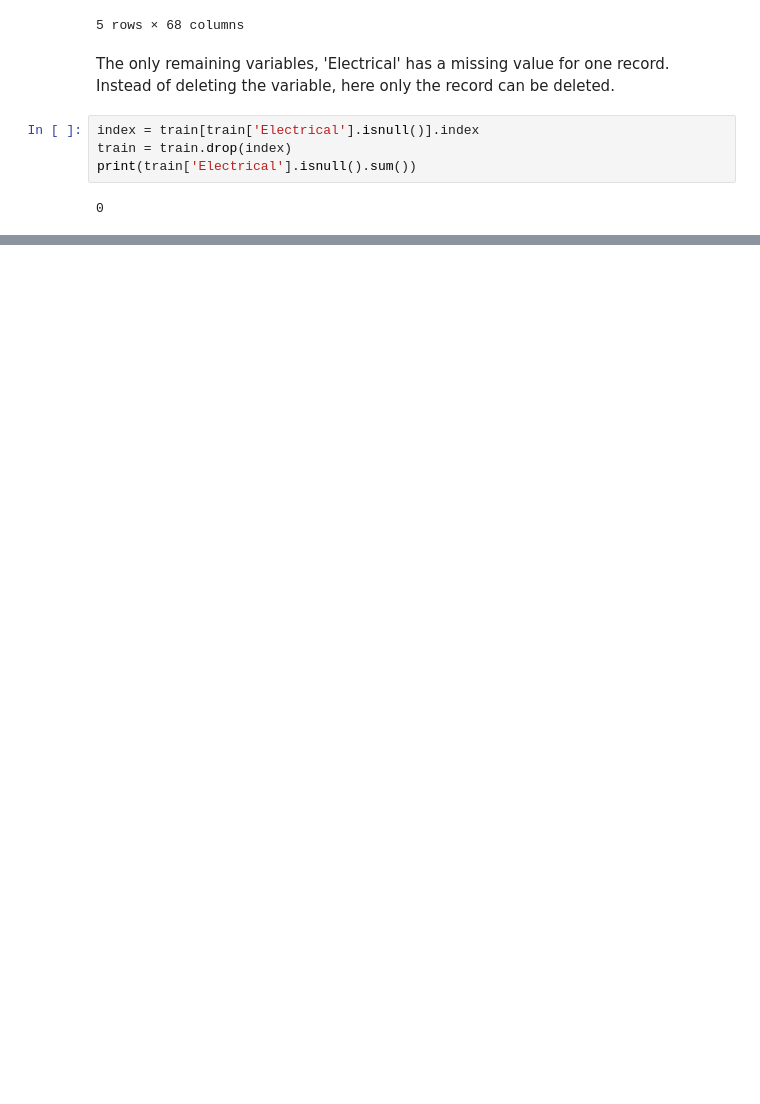
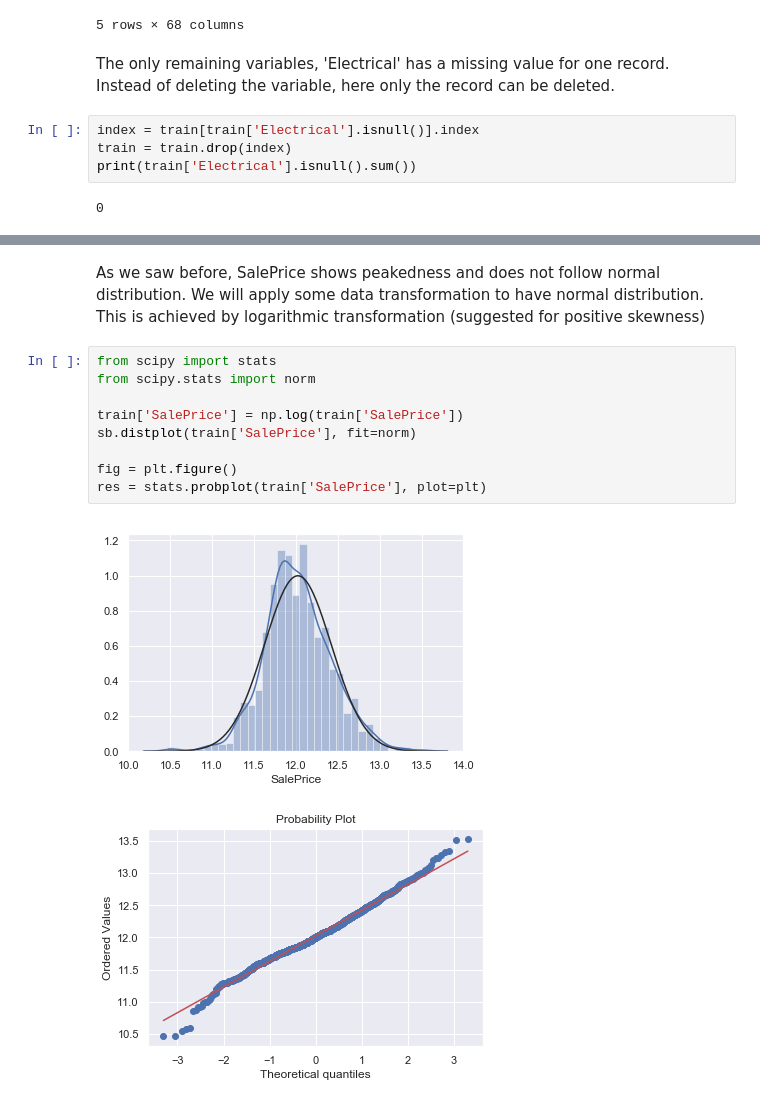
Before and after one commit to mPande92/Data-Exploration-in-python, a Jupyter notebook: Data Exploration using Python.ipynb, the cells around one changed output, grey strips where cells are left out. Saved outputs shown, nothing was run; the diff lists cells and outputs as text; blank space fills up the shorter version.

```diff
--- a/Data Exploration using Python.ipynb
+++ b/Data Exploration using Python.ipynb
@@ -298,0 +390,14 @@ print(train['Electrical'].isnull().sum())
+# %% [markdown]
+As we saw before, SalePrice shows peakedness and does not follow normal distribution. We will apply some data transformation to have normal distribution. This is achieved by logarithmic transformation (suggested for positive skewness)
+# %%
+from scipy import stats
+from scipy.stats import norm
+
+train['SalePrice'] = np.log(train['SalePrice'])
+sb.distplot(train['SalePrice'], fit=norm)
+
+fig = plt.figure()
+res = stats.probplot(train['SalePrice'], plot=plt)
+# %% [output]
+[figure, added]
+[figure, added]
```
Also changed, not shown: parts of 31 cells of this notebook.
